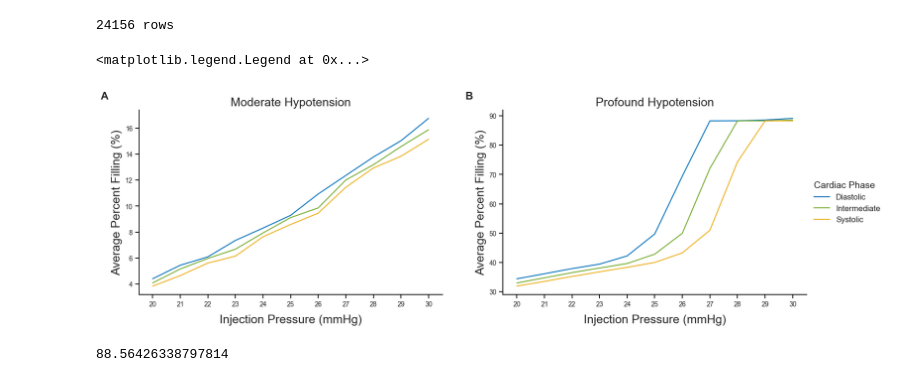
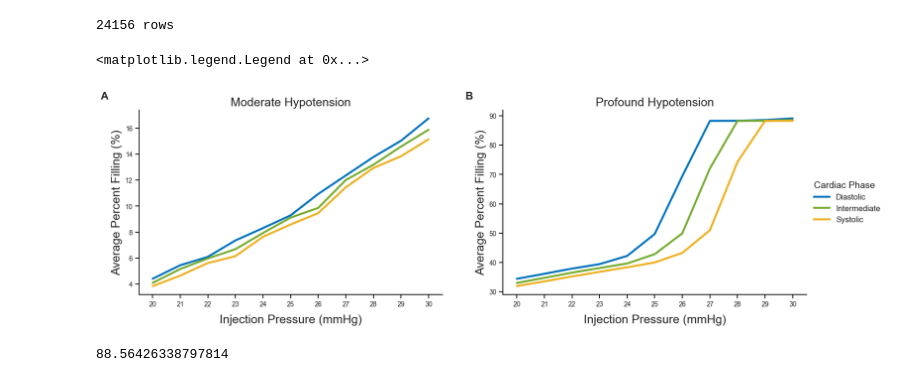
Before and after one commit to JentGent/avm, a Jupyter notebook: jupyter/jupyter.ipynb, the cells around one changed output. Saved outputs shown, nothing was run; the diff lists cells and outputs as text; code cells hidden in the pictures.

```diff
--- a/jupyter/jupyter.ipynb
+++ b/jupyter/jupyter.ipynb
@@ -1345,6 +1347,7 @@ sns.lineplot(
     data=grouped_data[grouped_data['Blood pressure hypotension'] == 'moderate'],
     hue='Cardiac phase',
     legend=False,
+    linewidth=3,
     palette=legend_colors,
     x='Injection pressure (mmHg)',
     y='filling_mean',
@@ -1357,34 +1360,35 @@ plt.setp(
 
 #######
 # AX 1
 #######
 
 sns.lineplot(
     ax=axs[1],
     data=grouped_data[grouped_data['Blood pressure hypotension'] == 'profound'],
     hue='Cardiac phase',
+    linewidth=3,
     palette=legend_colors,
     x='Injection pressure (mmHg)',
     y='filling_mean',
 )
 
 plt.setp(
     axs[1],
     title='Profound Hypotension',
 )
 
 axs[1].legend(
     alignment='left',
     bbox_to_anchor=(1, 0.5),
     fontsize=12,
     frameon=False,
     loc='center left',
     title_fontsize=14,
     title='Cardiac Phase',
 )
 # %% [output]
 <matplotlib.legend.Legend at 0x...>
-[figure, old version]
+[figure, new version]
 # %%
 value = grouped_data[
     (grouped_data['Blood pressure hypotension'] == 'profound') &
```
Also changed, not shown: parts of 2 cells of this notebook.
